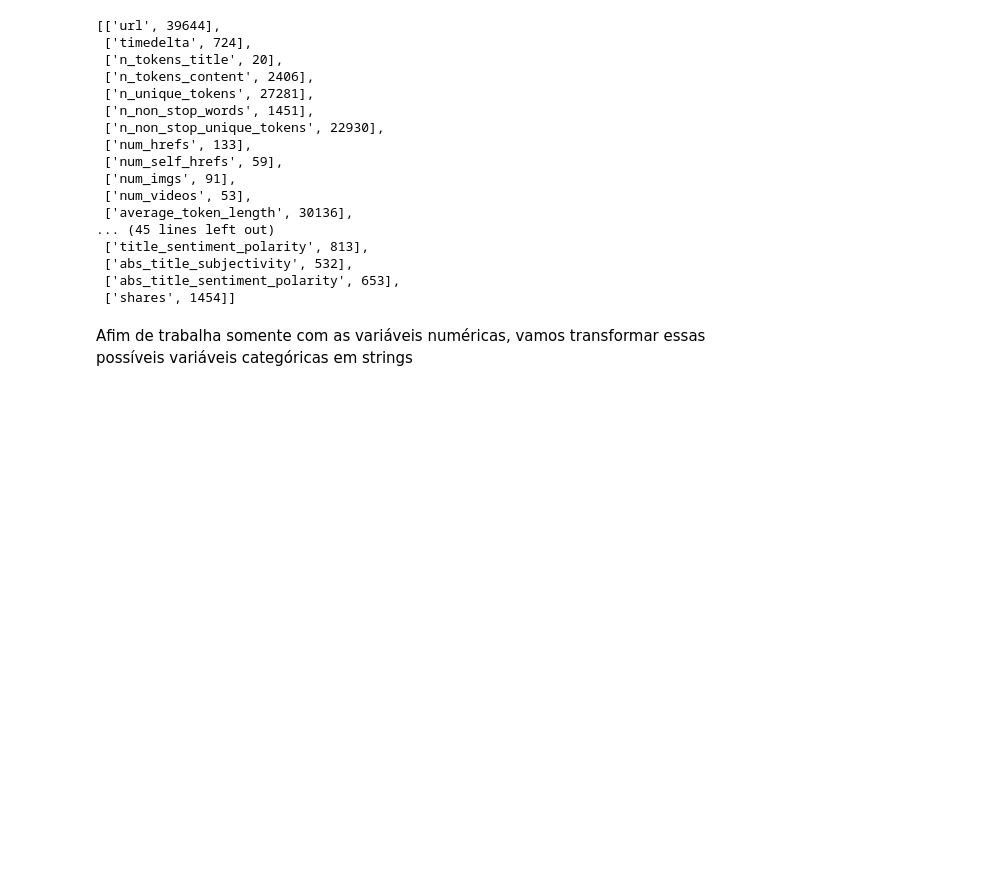
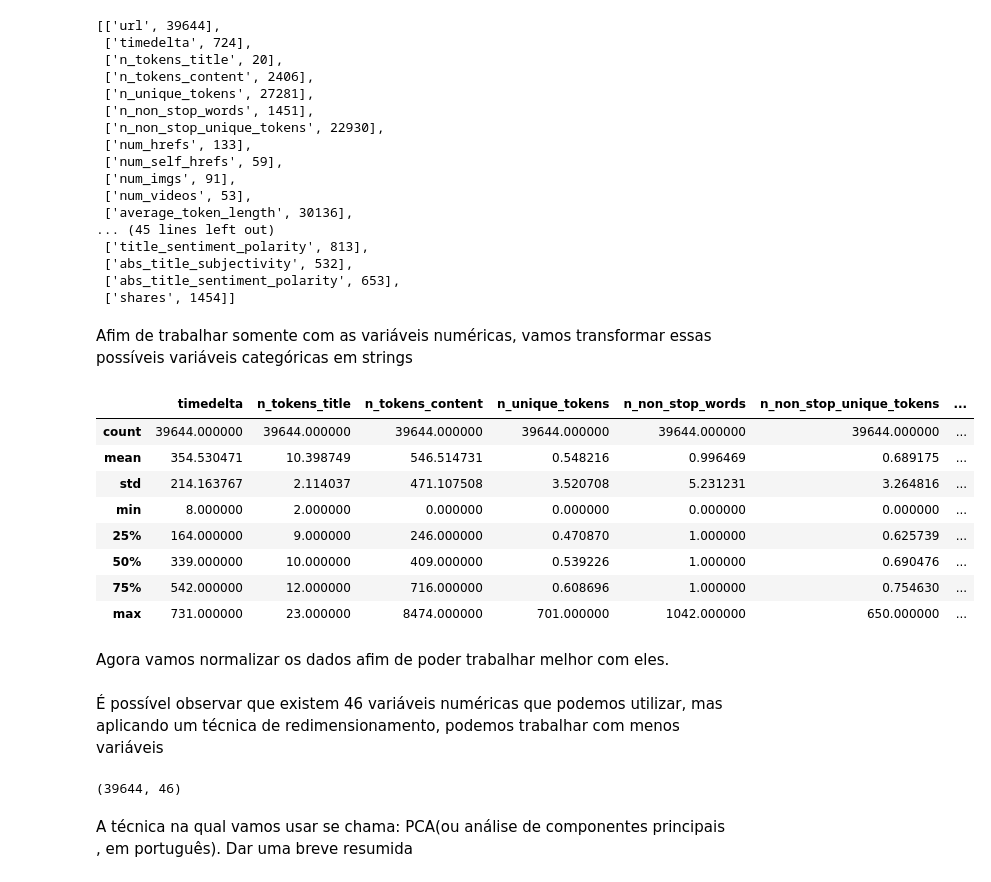
Before and after one commit to davialvesguerra/trainee-iee, a Jupyter notebook: 2º_Período.ipynb, the cells around one changed output. Saved outputs shown, nothing was run; the diff lists cells and outputs as text; code cells hidden in the pictures; blank space fills up the shorter version.

```diff
--- a/2º_Período.ipynb
+++ b/2º_Período.ipynb
@@ -100,4 +100,27 @@ Verificando os tipos das colunas é possível observar que a maioria apresenta o
  ['abs_title_sentiment_polarity', 653],
  ['shares', 1454]]
 # %% [markdown]
-Afim de trabalha somente com as variáveis numéricas, vamos transformar essas possíveis variáveis categóricas em strings
+Afim de trabalhar somente com as variáveis numéricas, vamos transformar essas possíveis variáveis categóricas em strings
+# %%
+chars_cols = [x for x in df if df[x].nunique() == 2]
+num_cols = [x for x in df if (df[x].nunique() != 2) ]
+
+#retirando a primeira coluna, pois é a coluna de url
+num_cols = num_cols[1:]
+
+
+df.loc[:,chars_cols] = df.loc[:,chars_cols].astype(str)
+
+df.describe()
+# %% [output]
+|  | timedelta | n_tokens_title | n_tokens_content | n_unique_tokens | n_non_stop_words | n_non_stop_unique_tokens | ... |
+| count | 39644.000000 | 39644.000000 | 39644.000000 | 39644.000000 | 39644.000000 | 39644.000000 | ... |
+| mean | 354.530471 | 10.398749 | 546.514731 | 0.548216 | 0.996469 | 0.689175 | ... |
+| std | 214.163767 | 2.114037 | 471.107508 | 3.520708 | 5.231231 | 3.264816 | ... |
+| min | 8.000000 | 2.000000 | 0.000000 | 0.000000 | 0.000000 | 0.000000 | ... |
+| 25% | 164.000000 | 9.000000 | 246.000000 | 0.470870 | 1.000000 | 0.625739 | ... |
+| 50% | 339.000000 | 10.000000 | 409.000000 | 0.539226 | 1.000000 | 0.690476 | ... |
+| 75% | 542.000000 | 12.000000 | 716.000000 | 0.608696 | 1.000000 | 0.754630 | ... |
+| max | 731.000000 | 23.000000 | 8474.000000 | 701.000000 | 1042.000000 | 650.000000 | ... |
+# %% [markdown]
+Agora vamos normalizar os dados afim de poder trabalhar melhor com eles.
@@ -103,0 +135,8 @@ Afim de trabalha somente com as variáveis numéricas, vamos transformar essas p
+# %% [markdown]
+É possível observar que existem 46 variáveis numéricas que podemos utilizar, mas aplicando um técnica de redimensionamento, podemos trabalhar com menos variáveis
+# %%
+vars_num.shape
+# %% [output]
+(39644, 46)
+# %% [markdown]
+A técnica na qual vamos usar se chama: PCA(ou análise de componentes principais , em português). Dar uma breve resumida
```
Also changed, not shown: parts of 19 cells of this notebook.
